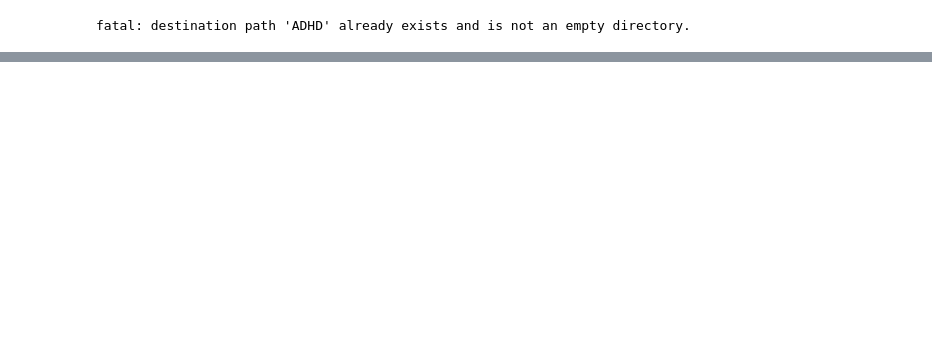
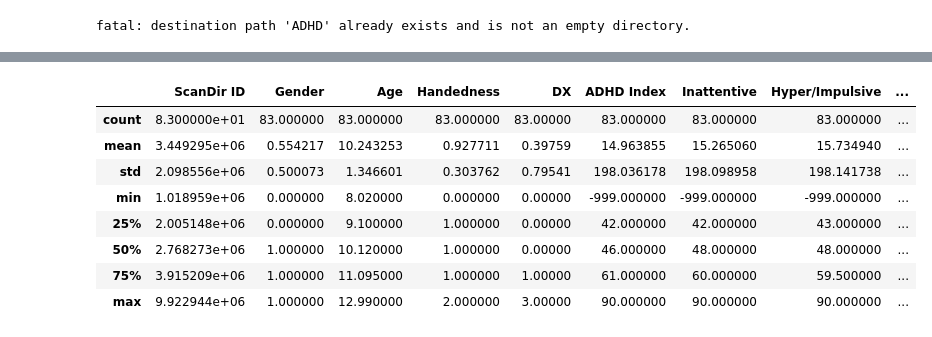
Before and after one commit to Only-Mike/ADHD, a Jupyter notebook: ADHD_Predictor.ipynb, the cells around one changed output, grey strips where cells are left out. Cells and saved outputs as stored; diff of their text form; code cells hidden in the pictures; blank space fills up the shorter version.

```diff
--- a/ADHD_Predictor.ipynb
+++ b/ADHD_Predictor.ipynb
@@ -8,4 +11,4 @@ import numpy as np
 # %% [output]
 fatal: destination path 'ADHD' already exists and is not an empty directory.
 # %%
-data = pd.read_csv('/content/ADHD/datasets/KKI_phenotypic.csv')
+df = pd.read_csv('/content/ADHD/datasets/KKI_phenotypic.csv')
@@ -20,0 +35,15 @@ data = pd.read_csv('/content/ADHD/datasets/KKI_phenotypic.csv')
+# %%
+#dropping unrelevant columns
+df = df.drop(columns = ['Site', 'ADHD Measure', 'IQ Measure', 'Full2 IQ', 'QC_Rest_1', 'QC_Rest_2', 'QC_Rest_3', 'QC_Rest_4', 'QC_Anatomical_1', 'QC_Anatomical_2'])
+# %%
+df.describe() #We have some false values in the following columns: ADHD Index, Inattentive and Hyper/Impulsive
+# %% [output]
+|  | ScanDir ID | Gender | Age | Handedness | DX | ADHD Index | Inattentive | Hyper/Impulsive | ... |
+| count | 8.300000e+01 | 83.000000 | 83.000000 | 83.000000 | 83.00000 | 83.000000 | 83.000000 | 83.000000 | ... |
+| mean | 3.449295e+06 | 0.554217 | 10.243253 | 0.927711 | 0.39759 | 14.963855 | 15.265060 | 15.734940 | ... |
+| std | 2.098556e+06 | 0.500073 | 1.346601 | 0.303762 | 0.79541 | 198.036178 | 198.098958 | 198.141738 | ... |
+| min | 1.018959e+06 | 0.000000 | 8.020000 | 0.000000 | 0.00000 | -999.000000 | -999.000000 | -999.000000 | ... |
+| 25% | 2.005148e+06 | 0.000000 | 9.100000 | 1.000000 | 0.00000 | 42.000000 | 42.000000 | 43.000000 | ... |
+| 50% | 2.768273e+06 | 1.000000 | 10.120000 | 1.000000 | 0.00000 | 46.000000 | 48.000000 | 48.000000 | ... |
+| 75% | 3.915209e+06 | 1.000000 | 11.095000 | 1.000000 | 1.00000 | 61.000000 | 60.000000 | 59.500000 | ... |
+| max | 9.922944e+06 | 1.000000 | 12.990000 | 2.000000 | 3.00000 | 90.000000 | 90.000000 | 90.000000 | ... |
```
Also changed, not shown: parts of 31 cells of this notebook.
